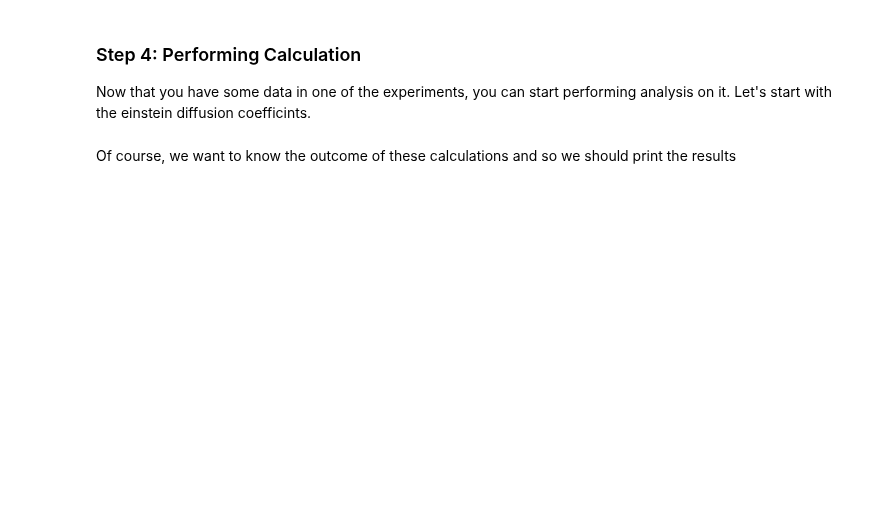
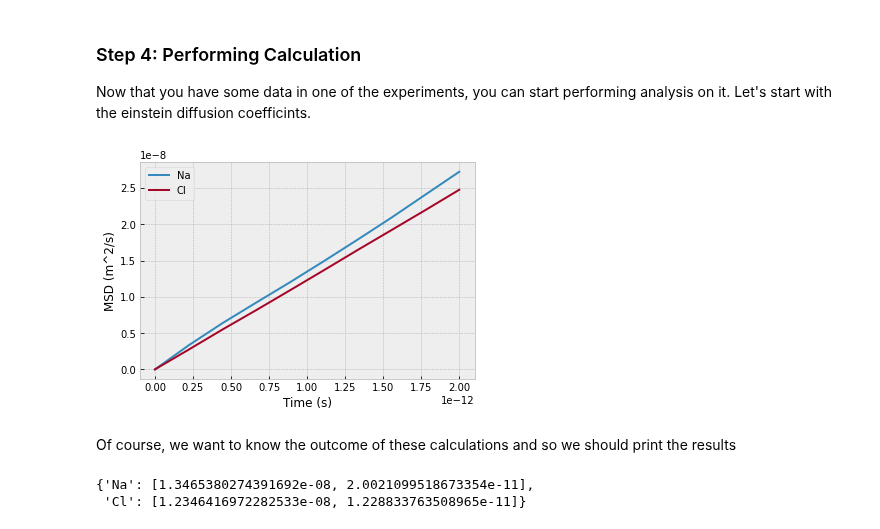
Before and after one commit to zincware/MDSuite, a Jupyter notebook: tutorials/walkthrough_notebooks/MDSuite_Binary_Salt_Walkthrough.ipynb, the cells around one changed output. Cells and saved outputs as stored; diff of their text form; code cells hidden in the pictures; blank space fills up the shorter version.

```diff
--- a/tutorials/walkthrough_notebooks/MDSuite_Binary_Salt_Walkthrough.ipynb
+++ b/tutorials/walkthrough_notebooks/MDSuite_Binary_Salt_Walkthrough.ipynb
@@ -102,8 +101,13 @@ Velocities [6, 7, 8]
 
 Now that you have some data in one of the experiments, you can start performing analysis on it. Let's start with the einstein diffusion coefficints.
 # %%
-NaCl_1400K.run_computation('EinsteinDiffusionCoefficients', plot=True, data_range=60, optimize=True)
+NaCl_1400K.run_computation('EinsteinDiffusionCoefficients', plot=True, data_range=10, optimize=False)
+# %% [output]
+[figure, added]
 # %% [markdown]
 Of course, we want to know the outcome of these calculations and so we should print the results
 # %%
 NaCl_1400K.diffusion_coefficients['Einstein']['Singular']
+# %% [output]
+{'Na': [1.3465380274391692e-08, 2.0021099518673354e-11],
+ 'Cl': [1.2346416972282533e-08, 1.228833763508965e-11]}
```
Also changed, not shown: parts of 7 cells of this notebook.
